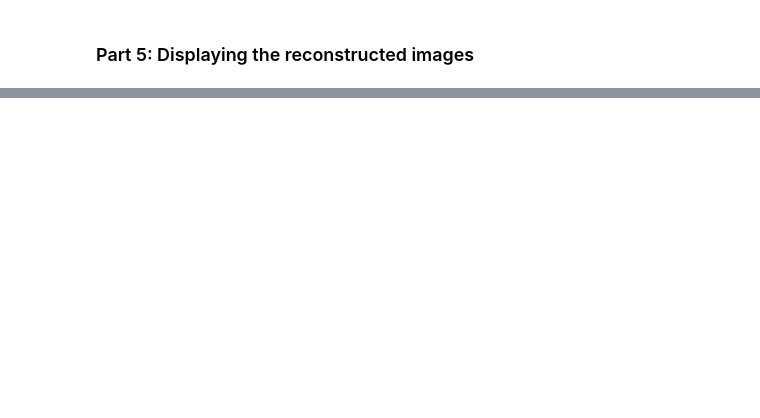
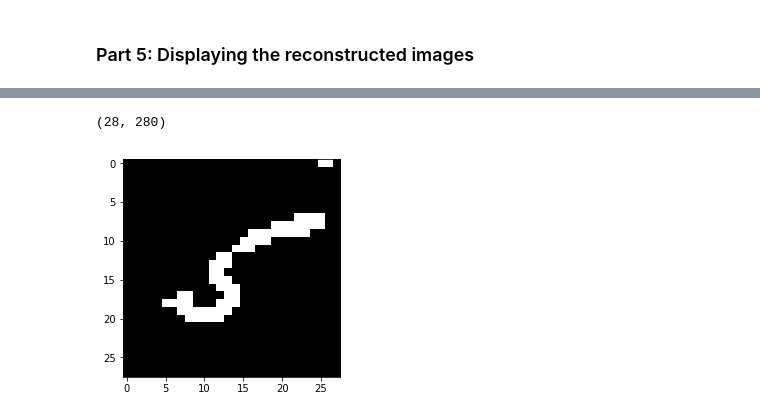
Before and after one commit to ericcds/AML, a Jupyter notebook: mp8/HW8 Boltzmann Machine.ipynb, the cells around one changed output, grey strips where cells are left out. Saved outputs shown, nothing was run; the diff lists cells and outputs as text; code cells hidden in the pictures; blank space fills up the shorter version.

```diff
--- a/mp8/HW8 Boltzmann Machine.ipynb
+++ b/mp8/HW8 Boltzmann Machine.ipynb
@@ -138,9 +139,9 @@ def getNeighbors(r,c,img):
         down = None
 
     ## center
-    x = r
-    y = c
-    center = npQ[x,y,img]
+    #x = r
+    #y = c
+    #center = npQ[x,y,img]
 
 
     #list = [left, right, up, down, center]
@@ -163,20 +164,30 @@ def calcVFE(img, npQ, epoch):
 
     for x in range(28):
         for y in range(28):
-            logQ += ( npQ[x,y,img] * np.log(npQ[x,y,img] + c) ) + ( (1 - npQ[x,y,img]) * (1 - np.log(npQ[x,y,img] + c) ) )
+            logQ += (npQ[x,y,img] * np.log(npQ[x,y,img] + c)) + ((1 - npQ[x,y,img]) * (1 - (np.log(npQ[x,y,img] + c))))
 
             neighbors = getNeighbors(x,y,img)
 
             #print(img, neighbors, reduce(lambda a, b: a*b, neighbors))
 
-            sumH += theta_H * npQ[x,y,img] * reduce(lambda a, b: a*b, neighbors)
+            #sumH += theta_H * (2 * npQ[x,y,img] - 1)  * reduce(lambda a, b: a*b, (2 * neighbors - 1))
 
-            #for neighbor in neighbors:
-            #    sumH += theta_H * (2 * neighbor - 1)
+            ##for all pixels i
+            ##for all neighbors of pixel i -> j
+            ##sum(theta2 * (2 * H[i] - 1) * H[j]
+
+
+
+            for neighbor in neighbors:
+                sumH += theta_H * ((2 * npQ[x,y,img]) - 1) * ((2 * neighbor) - 1)
+
+            ##for all pixels i
+            ##for all neighbors of pixel i -> j
+            ##sum(theta2 * (2 * H[i] - 1) * X[j]
 
             sumX += theta_X * (2 * npQ[x,y,img] - 1) * noisy_images[img,x,y]
 
-    logP += sumH + sumX
+    logP = sumH + sumX
     vfe[img,epoch] = logQ - logP
 
 
@@ -192,7 +203,7 @@ for epoch in epochs:
         if (epoch == 0):
             calcVFE(img, npQ, epoch)
 
-        for j in range(1,784):
+        for j in range(1,785):
 
             ## read the pixel value from the img with X,Y given by UpdateOrderCoordinates
             x = dfUpdate.iloc[i,j]
@@ -335,0 +333,15 @@ for i in range(10,20):
+# %%
+arr = npQBin[:,:,10]
+
+for i in range(11,20):
+    a = npQBin[:,:,i]
+    arr = np.hstack((arr, a))
+
+arr.shape
+# %% [output]
+(28, 280)
+# %%
+plt.imshow(arr[:,28:56], cmap='gray')
+plt.show()
+# %% [output]
+[figure, added]
```
Also changed, not shown: parts of 7 cells of this notebook, 1 other file.
